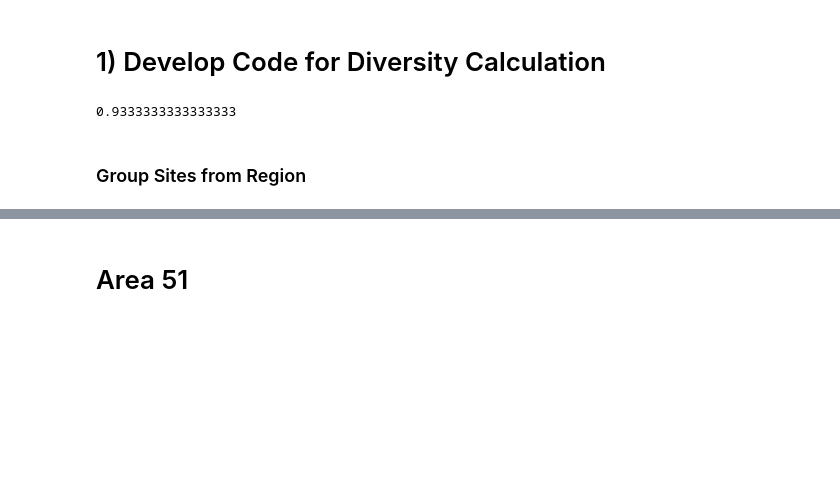
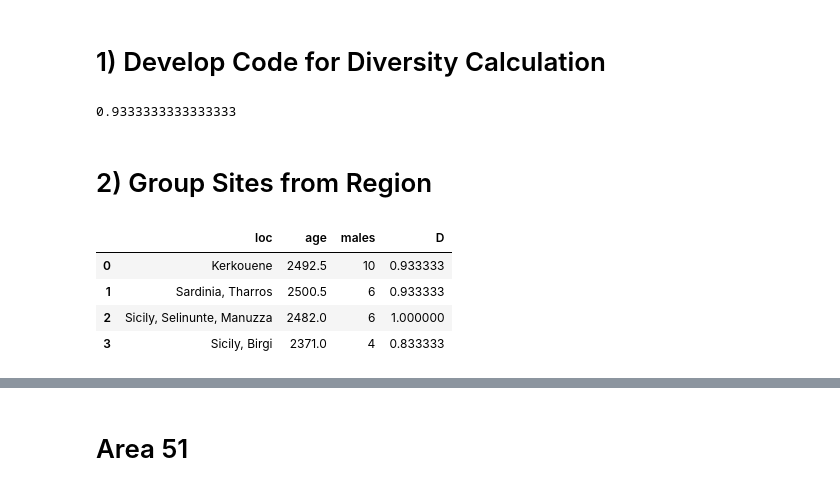
Before and after one commit to hringbauer/punic_aDNA, a Jupyter notebook: notebooks/figs/plot_y_div.ipynb, the cells around one changed output, grey strips where cells are left out. Cells and saved outputs as stored; diff of their text form; code cells hidden in the pictures; blank space fills up the shorter version.

```diff
--- a/notebooks/figs/plot_y_div.ipynb
+++ b/notebooks/figs/plot_y_div.ipynb
@@ -201,5 +201,5 @@ df_y = create_ydiv_df(df, sites=["Kerkouene", "Sardinia, Tharros"])
 # %% [markdown]
-### Group Sites from Region
+# 2) Group Sites from Region
 # %%
 df_y_it = get_sub_df_region(["Italy"], min_n=5)
 df_y_fr = get_sub_df_region(["France", "Germany", "Austria"], min_n=5)
@@ -216,3 +216,11 @@ df_y_him = create_ydiv_df(df, sites=["Sicily, Himera"],
+# %%
+df_y_pun
+# %% [output]
+|  | loc | age | males | D |
+| 0 | Kerkouene | 2492.5 | 10 | 0.933333 |
+| 1 | Sardinia, Tharros | 2500.5 | 6 | 0.933333 |
+| 2 | Sicily, Selinunte, Manuzza | 2482.0 | 6 | 1.000000 |
+| 3 | Sicily, Birgi | 2371.0 | 4 | 0.833333 |
 # %%
 epsilon=0
 
```
Also changed, not shown: parts of 17 cells of this notebook, 4 other files.
